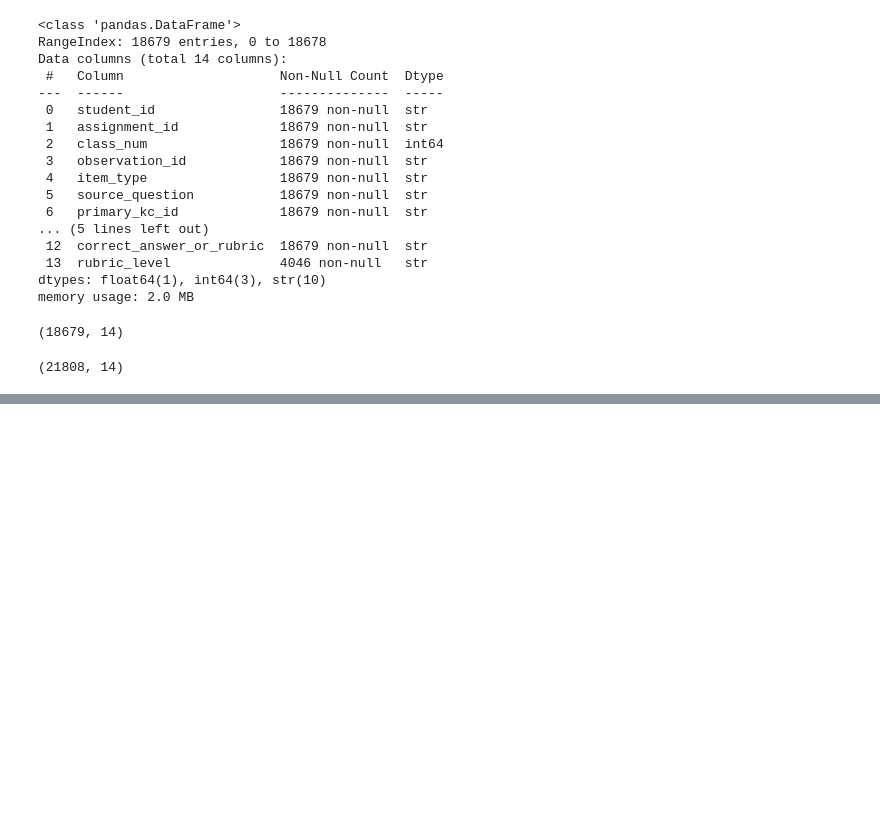
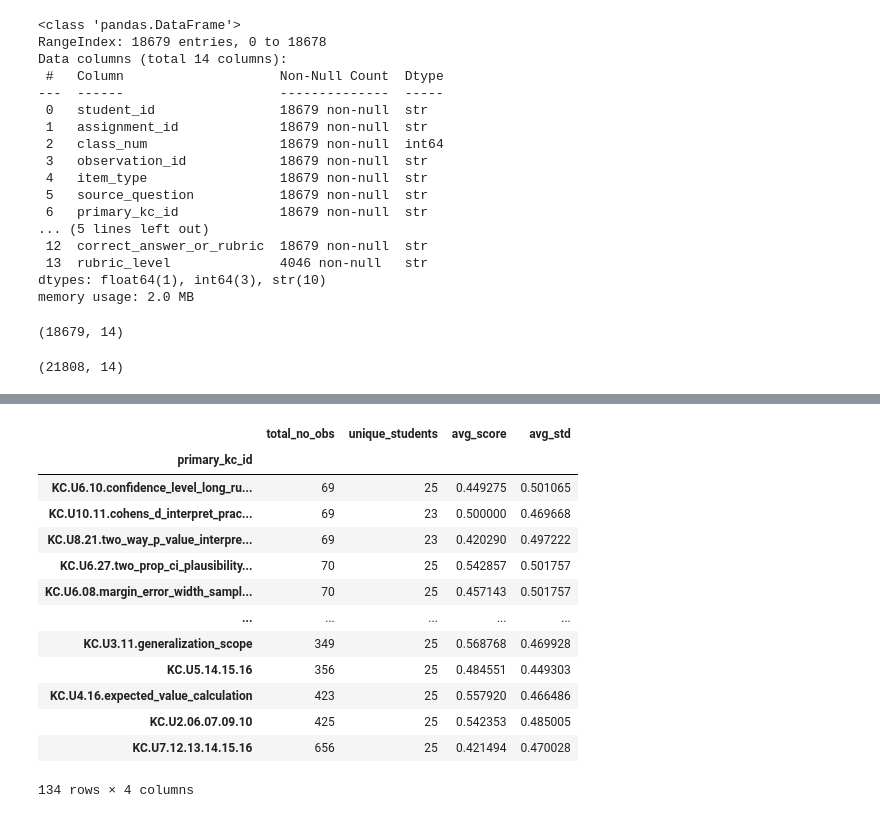
Before and after one commit to mailysg8/ai-student-progress-tracker, a Jupyter notebook: notebooks/best_subset_data.ipynb, the cells around one changed output, grey strips where cells are left out. Drawn from its saved outputs; the diff is of its cells as text; code cells hidden in the pictures; blank space fills up the shorter version.

```diff
--- a/notebooks/best_subset_data.ipynb
+++ b/notebooks/best_subset_data.ipynb
@@ -300,0 +583,2 @@ data.shape
+# %%
+data_2['primary_kc_id'] = data_2['primary_kc_id'].map(kc_groups).fillna(data_2['primary_kc_id'])
@@ -300,0 +713,24 @@ data.shape
+# %%
+kc_stats_2 = cleaned_2_data.groupby('primary_kc_id').agg(
+    total_no_obs=('score', 'count'),
+    unique_students=('student_id', 'nunique'),
+    avg_score= ('score', 'mean'),
+    avg_std=('score', 'std')
+)
+
+kc_stats_2.sort_values(by='total_no_obs')
+# %% [output]
+|  | total_no_obs | unique_students | avg_score | avg_std |
+| primary_kc_id |  |  |  |  |
+| KC.U6.10.confidence_level_long_ru... | 69 | 25 | 0.449275 | 0.501065 |
+| KC.U10.11.cohens_d_interpret_prac... | 69 | 23 | 0.500000 | 0.469668 |
+| KC.U8.21.two_way_p_value_interpre... | 69 | 23 | 0.420290 | 0.497222 |
+| KC.U6.27.two_prop_ci_plausibility... | 70 | 25 | 0.542857 | 0.501757 |
+| KC.U6.08.margin_error_width_sampl... | 70 | 25 | 0.457143 | 0.501757 |
+| ... | ... | ... | ... | ... |
+| KC.U3.11.generalization_scope | 349 | 25 | 0.568768 | 0.469928 |
+| KC.U5.14.15.16 | 356 | 25 | 0.484551 | 0.449303 |
+| KC.U4.16.expected_value_calculation | 423 | 25 | 0.557920 | 0.466486 |
+| KC.U2.06.07.09.10 | 425 | 25 | 0.542353 | 0.485005 |
+| KC.U7.12.13.14.15.16 | 656 | 25 | 0.421494 | 0.470028 |
+134 rows × 4 columns
```
Also changed, not shown: parts of 30 cells of this notebook.
